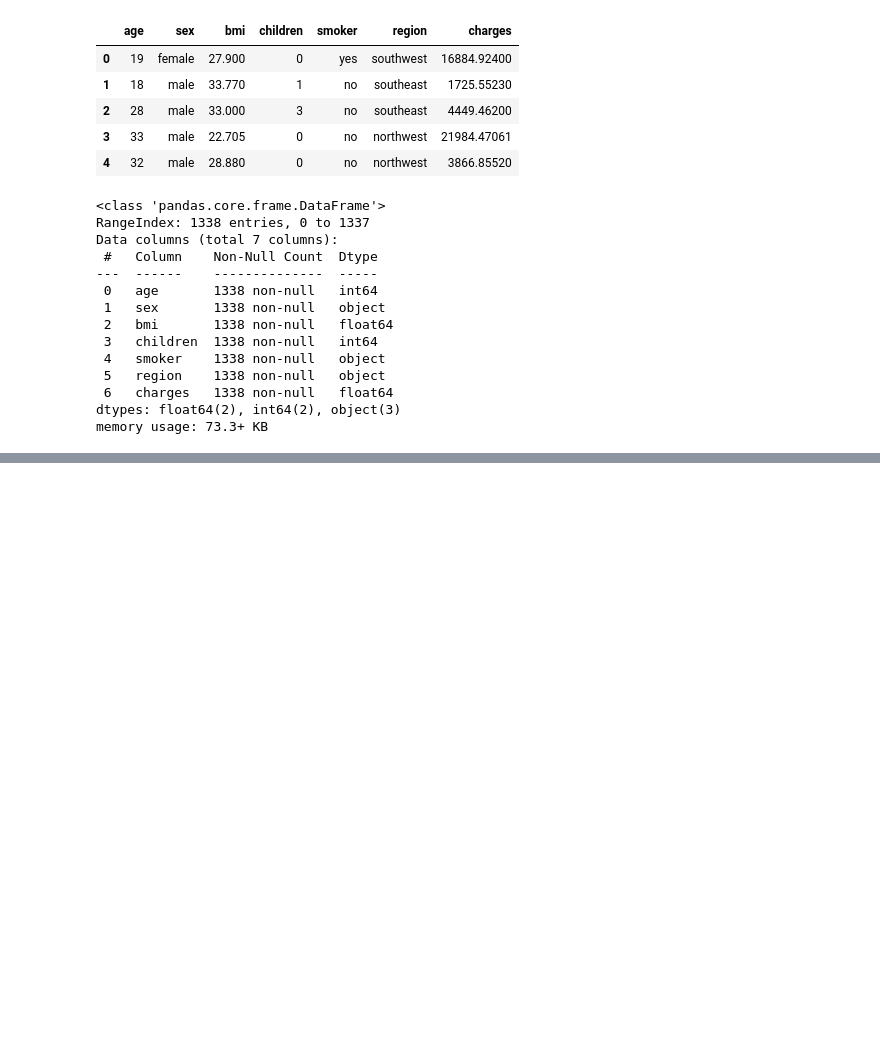
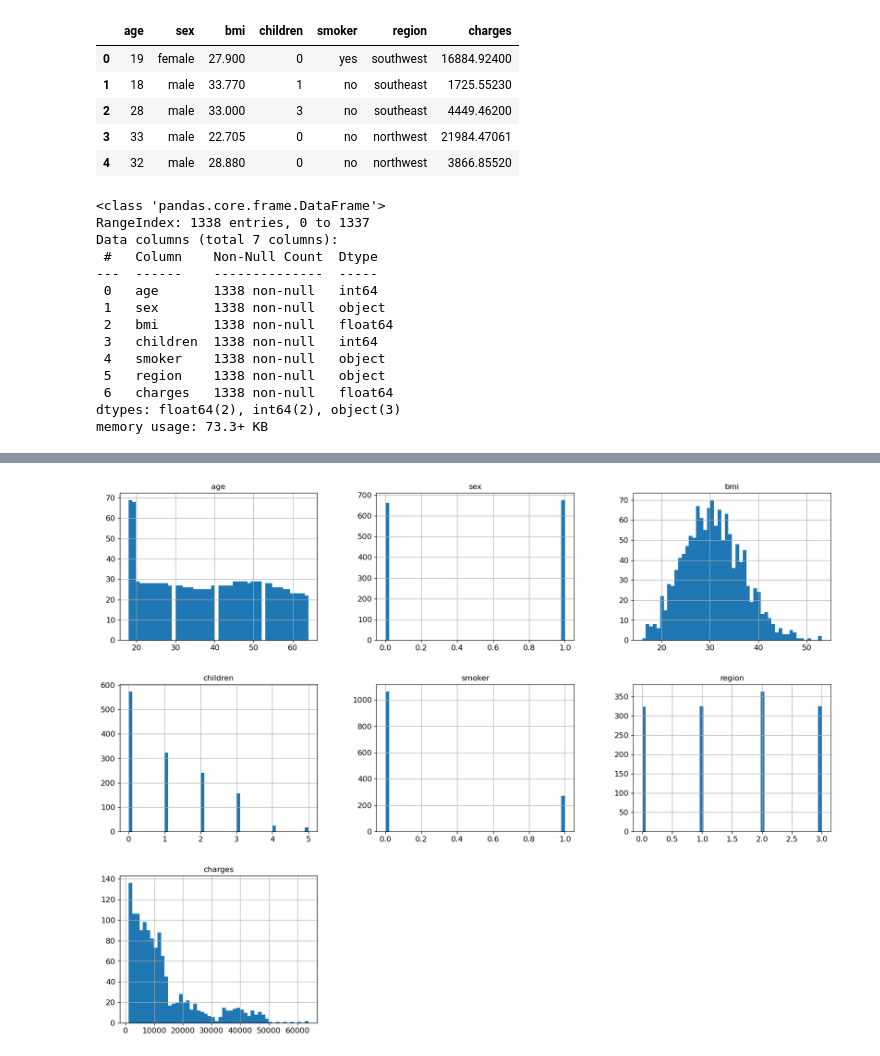
Before and after one commit to joshMonarch/prima_seguros, a Jupyter notebook: prima_seguros.ipynb, the cells around one changed output, grey strips where cells are left out. Saved outputs shown, nothing was run; the diff lists cells and outputs as text; code cells hidden in the pictures; blank space fills up the shorter version.

```diff
--- a/prima_seguros.ipynb
+++ b/prima_seguros.ipynb
@@ -92,0 +70,4 @@ housing_cat_1hot
+# %%
+ordinal_encoder = OrdinalEncoder(dtype=np.int64)
+cat_encoded = ordinal_encoder.fit_transform(copy_cat)
+cat_encoded
@@ -92,0 +82,3 @@ housing_cat_1hot
+# %%
+copy[["sex","smoker","region"]] = cat_encoded
+copy.info()
@@ -92,0 +100,4 @@ housing_cat_1hot
+# %%
+copy.hist(bins=50, figsize=(20,15));
+# %% [output]
+[figure, added]
```
Also changed, not shown: parts of 12 cells of this notebook.
